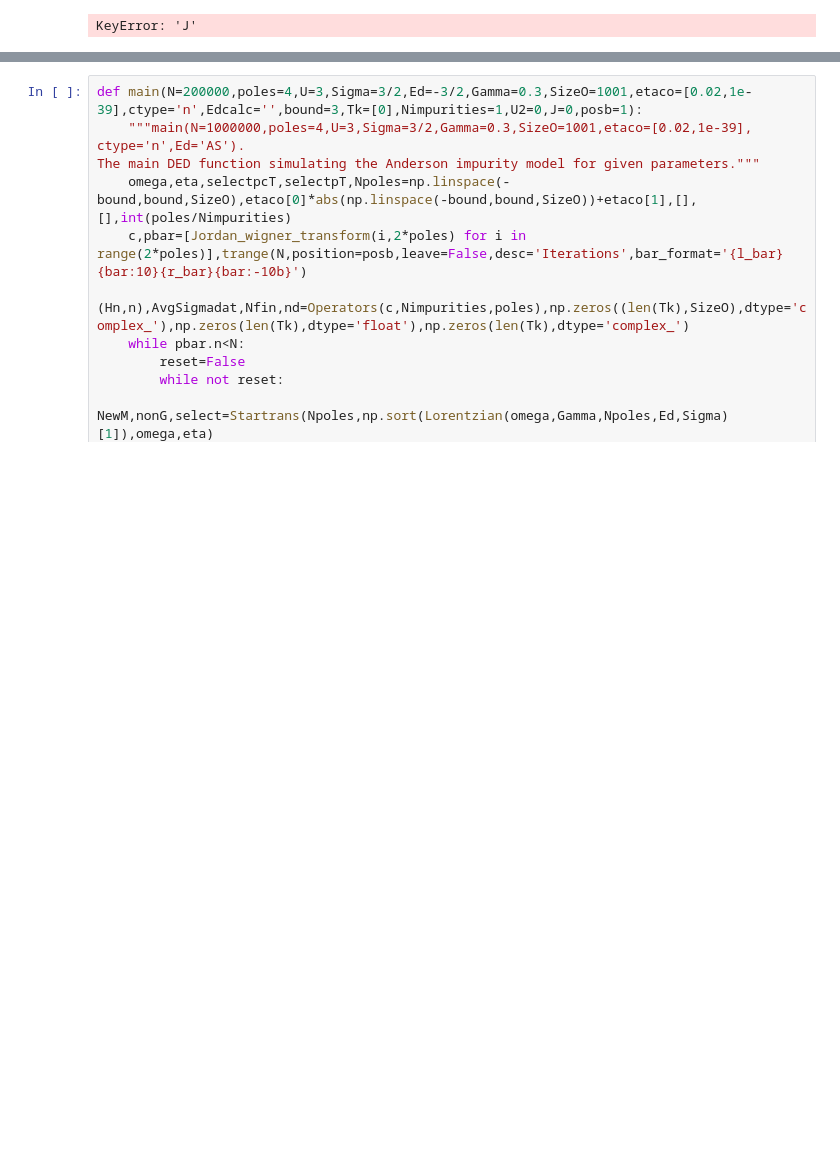
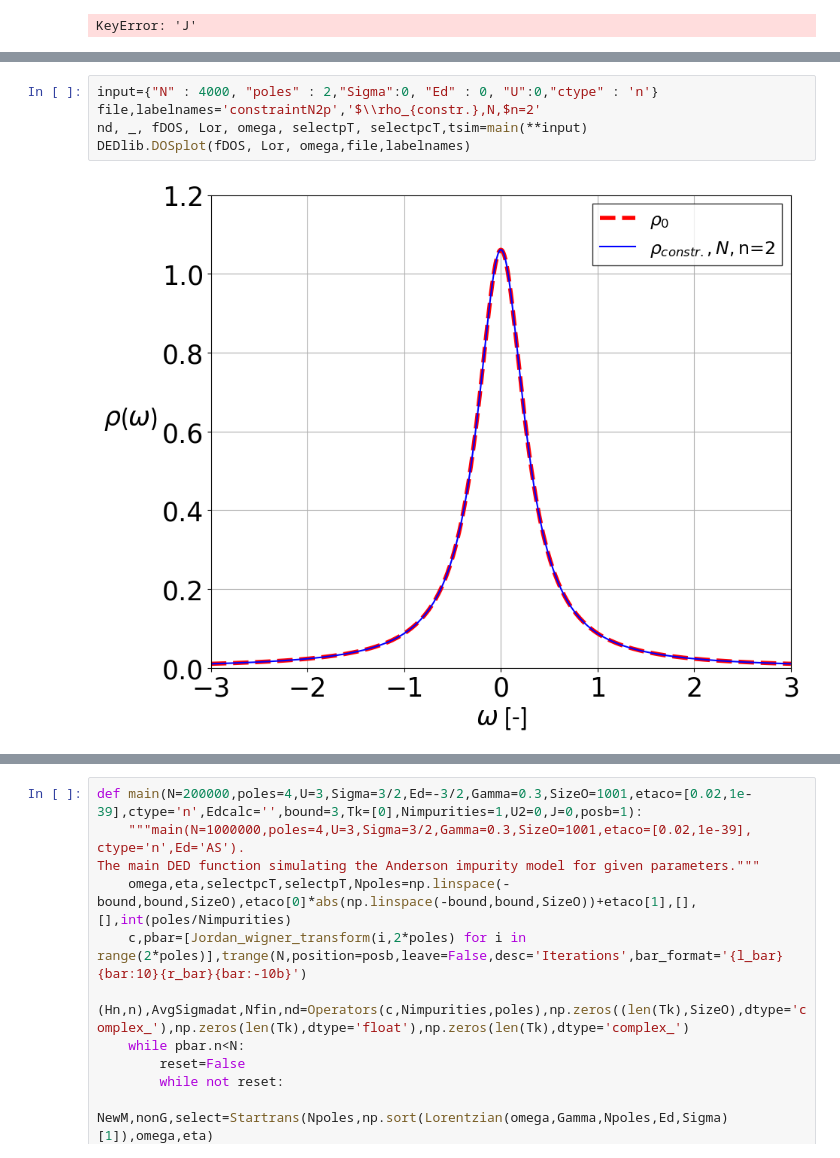
Before and after one commit to Paragon1997/Repository2023, a Jupyter notebook: Graph0Utest.ipynb, the cells around one changed output, grey strips where cells are left out. Saved outputs shown, nothing was run; the diff lists cells and outputs as text; blank space fills up the shorter version.

```diff
--- a/Graph0Utest.ipynb
+++ b/Graph0Utest.ipynb
@@ -67,0 +299,7 @@ The main DED function simulating the Anderson impurity model for given parameter
+# %%
+input={"N" : 4000, "poles" : 2,"Sigma":0, "Ed" : 0, "U":0,"ctype" : 'n'}
+file,labelnames='constraintN2p','$\\rho_{constr.},N,$n=2'
+nd, _, fDOS, Lor, omega, selectpT, selectpcT,tsim=main(**input)
+DEDlib.DOSplot(fDOS, Lor, omega,file,labelnames)
+# %% [output]
+[figure, added]
```
Also changed, not shown: parts of 10 cells of this notebook, 1 other file.
